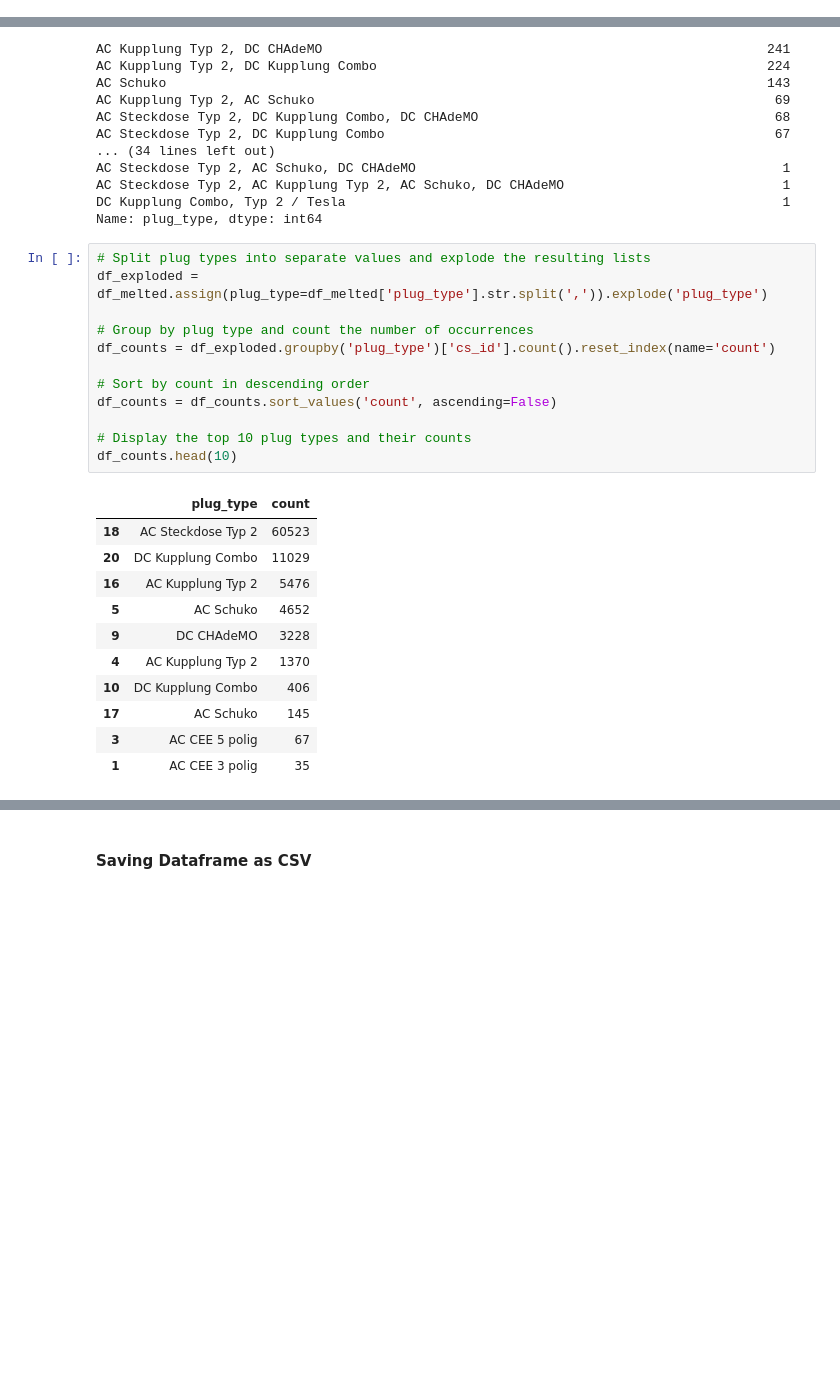
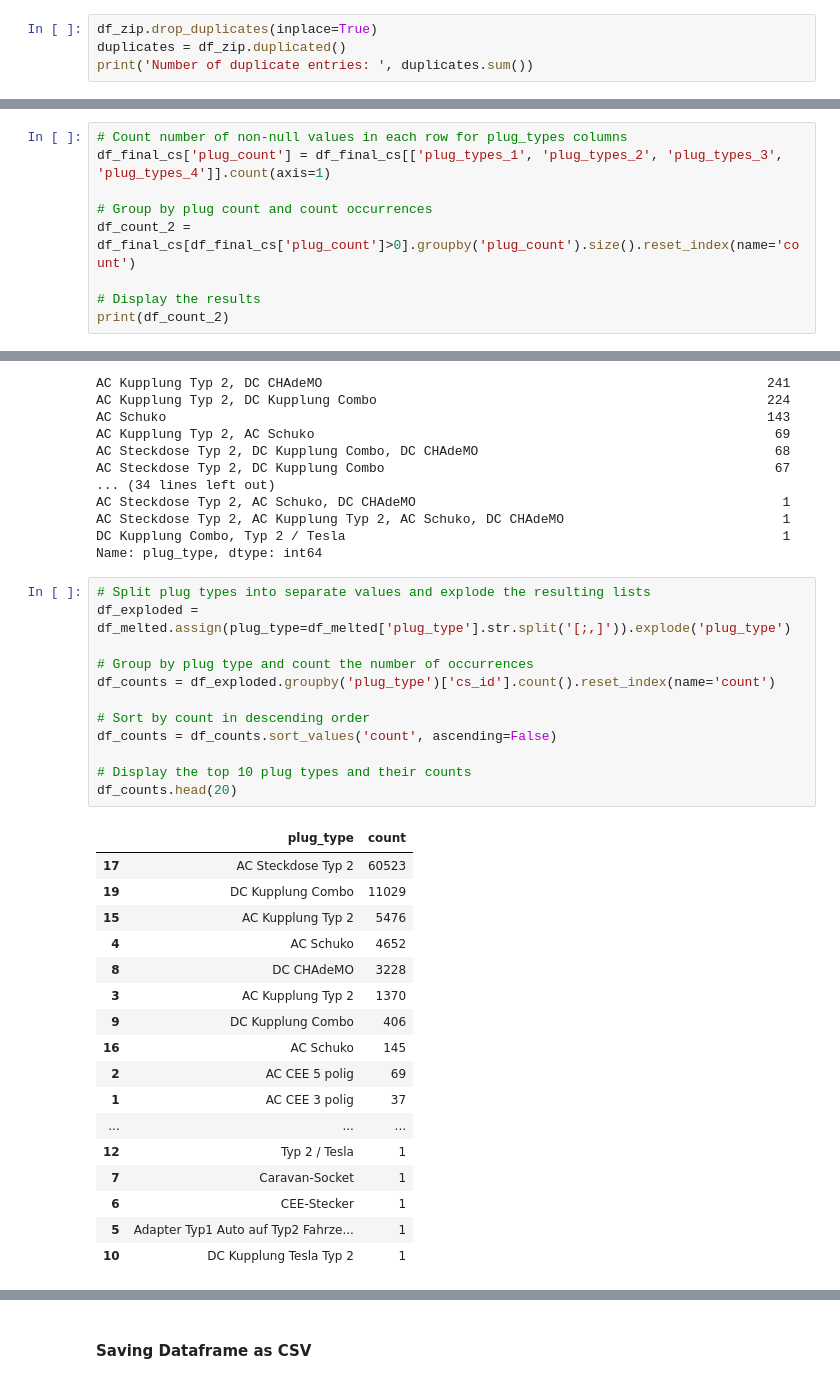
Before and after one commit to RomyBrate/capstone_project_ev, a Jupyter notebook: charging_stations/charging_stations.ipynb, the cells around one changed output, grey strips where cells are left out. Drawn from its saved outputs; the diff is of its cells as text; blank space fills up the shorter version.

```diff
--- a/charging_stations/charging_stations.ipynb
+++ b/charging_stations/charging_stations.ipynb
@@ -484,0 +503,4 @@ df_zip.head(10)
+# %%
+df_zip.drop_duplicates(inplace=True)
+duplicates = df_zip.duplicated()
+print('Number of duplicate entries: ', duplicates.sum())
@@ -756,3 +805,12 @@ df_final_cs.head(4)
 df_final_cs.shape
 # %% [output]
 (40674, 23)
+# %%
+# Count number of non-null values in each row for plug_types columns
+df_final_cs['plug_count'] = df_final_cs[['plug_types_1', 'plug_types_2', 'plug_types_3', 'plug_types_4']].count(axis=1)
+
+# Group by plug count and count occurrences
+df_count_2 = df_final_cs[df_final_cs['plug_count']>0].groupby('plug_count').size().reset_index(name='count')
+
+# Display the results
+print(df_count_2)
@@ -864,25 +912,31 @@ DC Kupplung Combo, Typ 2 / Tesla
 Name: plug_type, dtype: int64
 # %%
 # Split plug types into separate values and explode the resulting lists
-df_exploded = df_melted.assign(plug_type=df_melted['plug_type'].str.split(',')).explode('plug_type')
+df_exploded = df_melted.assign(plug_type=df_melted['plug_type'].str.split('[;,]')).explode('plug_type')
 
 # Group by plug type and count the number of occurrences
 df_counts = df_exploded.groupby('plug_type')['cs_id'].count().reset_index(name='count')
 
 # Sort by count in descending order
 df_counts = df_counts.sort_values('count', ascending=False)
 
 # Display the top 10 plug types and their counts
-df_counts.head(10)
+df_counts.head(20)
 # %% [output]
 |  | plug_type | count |
-| 18 | AC Steckdose Typ 2 | 60523 |
-| 20 | DC Kupplung Combo | 11029 |
-| 16 | AC Kupplung Typ 2 | 5476 |
-| 5 | AC Schuko | 4652 |
-| 9 | DC CHAdeMO | 3228 |
-| 4 | AC Kupplung Typ 2 | 1370 |
-| 10 | DC Kupplung Combo | 406 |
-| 17 | AC Schuko | 145 |
-| 3 | AC CEE 5 polig | 67 |
-| 1 | AC CEE 3 polig | 35 |
+| 17 | AC Steckdose Typ 2 | 60523 |
+| 19 | DC Kupplung Combo | 11029 |
+| 15 | AC Kupplung Typ 2 | 5476 |
+| 4 | AC Schuko | 4652 |
+| 8 | DC CHAdeMO | 3228 |
+| 3 | AC Kupplung Typ 2 | 1370 |
+| 9 | DC Kupplung Combo | 406 |
+| 16 | AC Schuko | 145 |
+| 2 | AC CEE 5 polig | 69 |
+| 1 | AC CEE 3 polig | 37 |
+| ... | ... | ... |
+| 12 | Typ 2 / Tesla | 1 |
+| 7 | Caravan-Socket | 1 |
+| 6 | CEE-Stecker | 1 |
+| 5 | Adapter Typ1 Auto auf Typ2 Fahrze... | 1 |
+| 10 | DC Kupplung Tesla Typ 2 | 1 |
```
Also changed, not shown: parts of 11 cells of this notebook, 22 other files.
